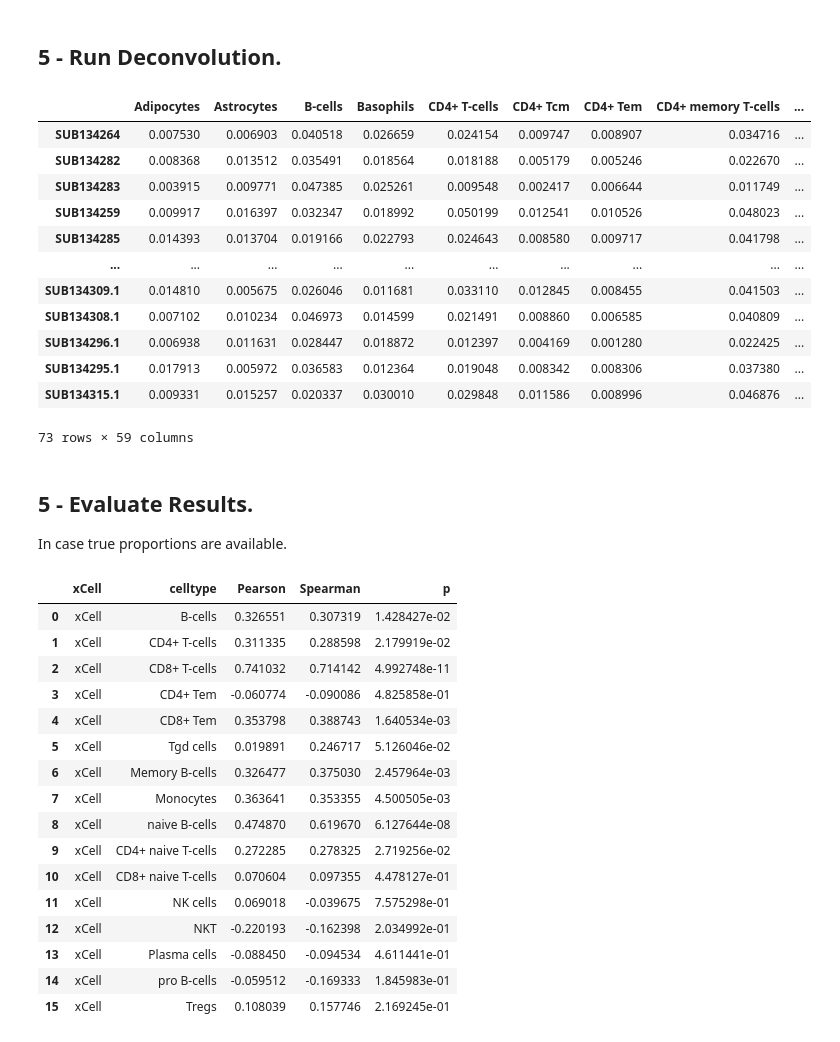
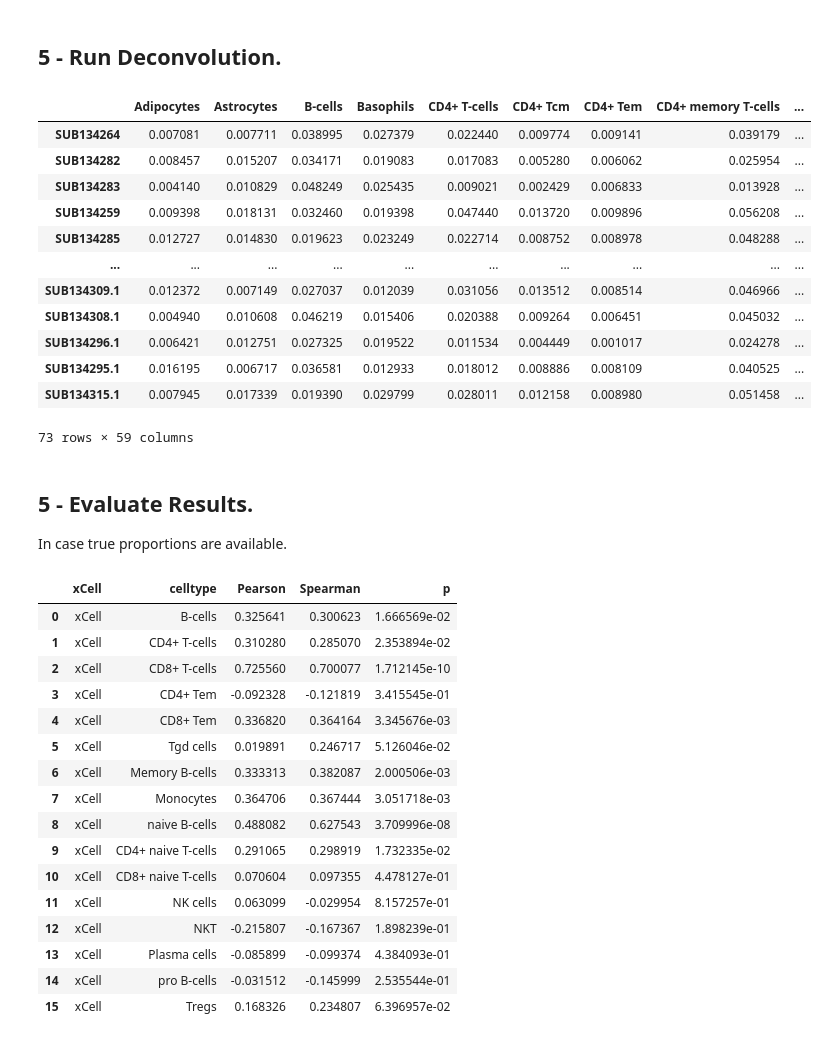
Before and after one commit to zurkin1/Yada, a Jupyter notebook: code/YADA.ipynb, the cells around one changed output. Drawn from its saved outputs; the diff is of its cells as text; code cells hidden in the pictures.

```diff
--- a/code/YADA.ipynb
+++ b/code/YADA.ipynb
@@ -62,26 +62,26 @@ YADA does not require the entire pure reference gene expression matrix; it only
 # %% [markdown]
 ## 5 - Run Deconvolution.
 # %%
-result = run_dtw_deconv_ensemble(pure, mix, gene_list_df)
+result = run_dtw_deconv_ensemble(pure, mix)
 result
 
 #Download Result.
 #FileLink('data/results.csv')
 #from google.colab import files
 #files.download('data/results.csv')
 # %% [output]
 |  | Adipocytes | Astrocytes | B-cells | Basophils | CD4+ T-cells | CD4+ Tcm | CD4+ Tem | CD4+ memory T-cells | ... |
-| SUB134264 | 0.007530 | 0.006903 | 0.040518 | 0.026659 | 0.024154 | 0.009747 | 0.008907 | 0.034716 | ... |
-| SUB134282 | 0.008368 | 0.013512 | 0.035491 | 0.018564 | 0.018188 | 0.005179 | 0.005246 | 0.022670 | ... |
-| SUB134283 | 0.003915 | 0.009771 | 0.047385 | 0.025261 | 0.009548 | 0.002417 | 0.006644 | 0.011749 | ... |
-| SUB134259 | 0.009917 | 0.016397 | 0.032347 | 0.018992 | 0.050199 | 0.012541 | 0.010526 | 0.048023 | ... |
-| SUB134285 | 0.014393 | 0.013704 | 0.019166 | 0.022793 | 0.024643 | 0.008580 | 0.009717 | 0.041798 | ... |
+| SUB134264 | 0.007081 | 0.007711 | 0.038995 | 0.027379 | 0.022440 | 0.009774 | 0.009141 | 0.039179 | ... |
+| SUB134282 | 0.008457 | 0.015207 | 0.034171 | 0.019083 | 0.017083 | 0.005280 | 0.006062 | 0.025954 | ... |
+| SUB134283 | 0.004140 | 0.010829 | 0.048249 | 0.025435 | 0.009021 | 0.002429 | 0.006833 | 0.013928 | ... |
+| SUB134259 | 0.009398 | 0.018131 | 0.032460 | 0.019398 | 0.047440 | 0.013720 | 0.009896 | 0.056208 | ... |
+| SUB134285 | 0.012727 | 0.014830 | 0.019623 | 0.023249 | 0.022714 | 0.008752 | 0.008978 | 0.048288 | ... |
 | ... | ... | ... | ... | ... | ... | ... | ... | ... | ... |
-| SUB134309.1 | 0.014810 | 0.005675 | 0.026046 | 0.011681 | 0.033110 | 0.012845 | 0.008455 | 0.041503 | ... |
-| SUB134308.1 | 0.007102 | 0.010234 | 0.046973 | 0.014599 | 0.021491 | 0.008860 | 0.006585 | 0.040809 | ... |
-| SUB134296.1 | 0.006938 | 0.011631 | 0.028447 | 0.018872 | 0.012397 | 0.004169 | 0.001280 | 0.022425 | ... |
-| SUB134295.1 | 0.017913 | 0.005972 | 0.036583 | 0.012364 | 0.019048 | 0.008342 | 0.008306 | 0.037380 | ... |
-| SUB134315.1 | 0.009331 | 0.015257 | 0.020337 | 0.030010 | 0.029848 | 0.011586 | 0.008996 | 0.046876 | ... |
+| SUB134309.1 | 0.012372 | 0.007149 | 0.027037 | 0.012039 | 0.031056 | 0.013512 | 0.008514 | 0.046966 | ... |
+| SUB134308.1 | 0.004940 | 0.010608 | 0.046219 | 0.015406 | 0.020388 | 0.009264 | 0.006451 | 0.045032 | ... |
+| SUB134296.1 | 0.006421 | 0.012751 | 0.027325 | 0.019522 | 0.011534 | 0.004449 | 0.001017 | 0.024278 | ... |
+| SUB134295.1 | 0.016195 | 0.006717 | 0.036581 | 0.012933 | 0.018012 | 0.008886 | 0.008109 | 0.040525 | ... |
+| SUB134315.1 | 0.007945 | 0.017339 | 0.019390 | 0.029799 | 0.028011 | 0.012158 | 0.008980 | 0.051458 | ... |
 73 rows × 59 columns
 # %% [markdown]
 ## 5 - Evaluate Results.
@@ -92,19 +92,19 @@ res = calc_corr(labels, result) #, columns=['dataset', 'celltype', 'pearson', 's
 res
 # %% [output]
 |  | xCell | celltype | Pearson | Spearman | p |
-| 0 | xCell | B-cells | 0.326551 | 0.307319 | 1.428427e-02 |
-| 1 | xCell | CD4+ T-cells | 0.311335 | 0.288598 | 2.179919e-02 |
-| 2 | xCell | CD8+ T-cells | 0.741032 | 0.714142 | 4.992748e-11 |
-| 3 | xCell | CD4+ Tem | -0.060774 | -0.090086 | 4.825858e-01 |
-| 4 | xCell | CD8+ Tem | 0.353798 | 0.388743 | 1.640534e-03 |
+| 0 | xCell | B-cells | 0.325641 | 0.300623 | 1.666569e-02 |
+| 1 | xCell | CD4+ T-cells | 0.310280 | 0.285070 | 2.353894e-02 |
+| 2 | xCell | CD8+ T-cells | 0.725560 | 0.700077 | 1.712145e-10 |
+| 3 | xCell | CD4+ Tem | -0.092328 | -0.121819 | 3.415545e-01 |
+| 4 | xCell | CD8+ Tem | 0.336820 | 0.364164 | 3.345676e-03 |
 | 5 | xCell | Tgd cells | 0.019891 | 0.246717 | 5.126046e-02 |
-| 6 | xCell | Memory B-cells | 0.326477 | 0.375030 | 2.457964e-03 |
-| 7 | xCell | Monocytes | 0.363641 | 0.353355 | 4.500505e-03 |
-| 8 | xCell | naive B-cells | 0.474870 | 0.619670 | 6.127644e-08 |
-| 9 | xCell | CD4+ naive T-cells | 0.272285 | 0.278325 | 2.719256e-02 |
+| 6 | xCell | Memory B-cells | 0.333313 | 0.382087 | 2.000506e-03 |
+| 7 | xCell | Monocytes | 0.364706 | 0.367444 | 3.051718e-03 |
+| 8 | xCell | naive B-cells | 0.488082 | 0.627543 | 3.709996e-08 |
+| 9 | xCell | CD4+ naive T-cells | 0.291065 | 0.298919 | 1.732335e-02 |
 | 10 | xCell | CD8+ naive T-cells | 0.070604 | 0.097355 | 4.478127e-01 |
-| 11 | xCell | NK cells | 0.069018 | -0.039675 | 7.575298e-01 |
-| 12 | xCell | NKT | -0.220193 | -0.162398 | 2.034992e-01 |
-| 13 | xCell | Plasma cells | -0.088450 | -0.094534 | 4.611441e-01 |
-| 14 | xCell | pro B-cells | -0.059512 | -0.169333 | 1.845983e-01 |
-| 15 | xCell | Tregs | 0.108039 | 0.157746 | 2.169245e-01 |
+| 11 | xCell | NK cells | 0.063099 | -0.029954 | 8.157257e-01 |
+| 12 | xCell | NKT | -0.215807 | -0.167367 | 1.898239e-01 |
+| 13 | xCell | Plasma cells | -0.085899 | -0.099374 | 4.384093e-01 |
+| 14 | xCell | pro B-cells | -0.031512 | -0.145999 | 2.535544e-01 |
+| 15 | xCell | Tregs | 0.168326 | 0.234807 | 6.396957e-02 |
```
Also changed, not shown: 1 other file.
